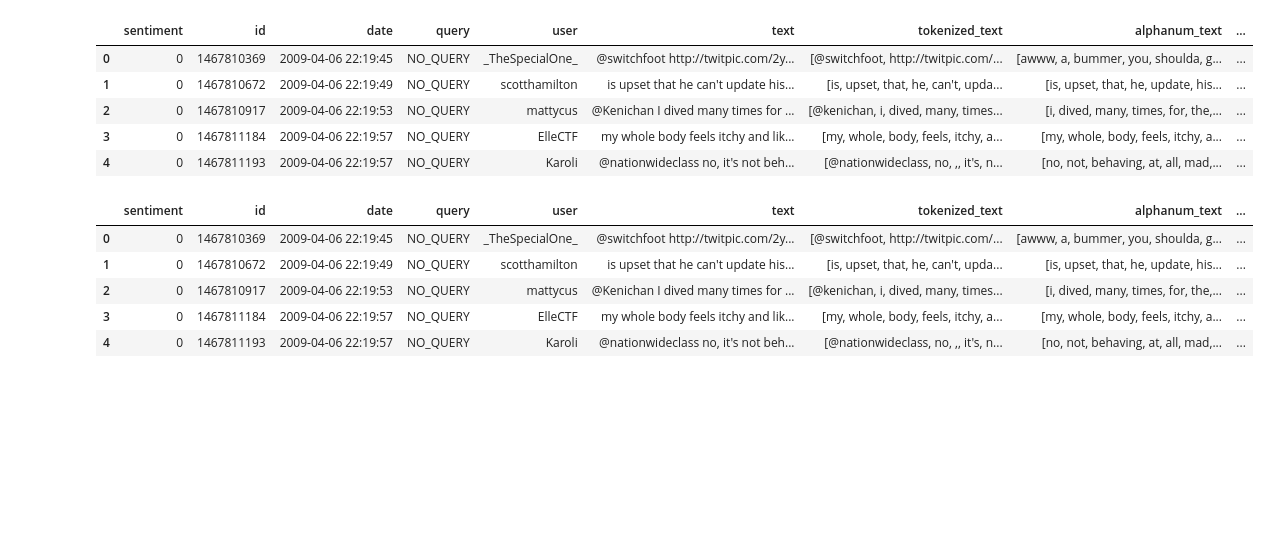
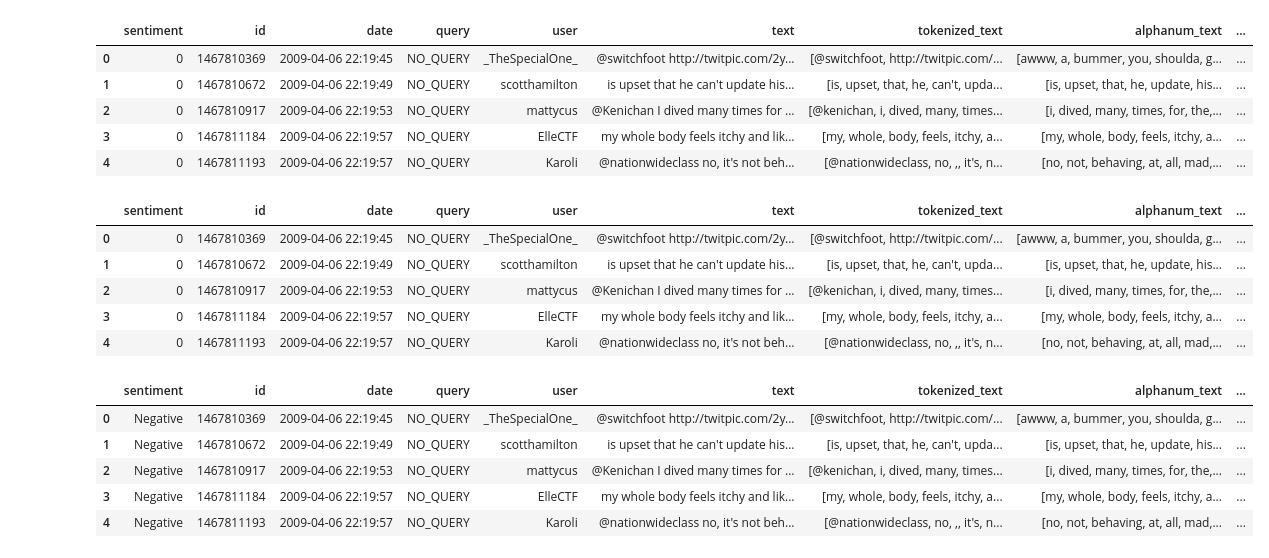
Before and after one commit to fishbrightwise/IS424-G2T4, a Jupyter notebook: notebooks/1.2) 1.6 Million Dataset Data Processing.ipynb, the cells around one changed output. Saved outputs shown, nothing was run; the diff lists cells and outputs as text; code cells hidden in the pictures; blank space fills up the shorter version.

```diff
--- a/notebooks/1.2) 1.6 Million Dataset Data Processing.ipynb
+++ b/notebooks/1.2) 1.6 Million Dataset Data Processing.ipynb
@@ -125,4 +125,14 @@ df.head()
 | 2 | 0 | 1467810917 | 2009-04-06 22:19:53 | NO_QUERY | mattycus | @Kenichan I dived many times for ... | [@kenichan, i, dived, many, times... | [i, dived, many, times, for, the,... | ... |
 | 3 | 0 | 1467811184 | 2009-04-06 22:19:57 | NO_QUERY | ElleCTF | my whole body feels itchy and lik... | [my, whole, body, feels, itchy, a... | [my, whole, body, feels, itchy, a... | ... |
 | 4 | 0 | 1467811193 | 2009-04-06 22:19:57 | NO_QUERY | Karoli | @nationwideclass no, it's not beh... | [@nationwideclass, no, ,, it's, n... | [no, not, behaving, at, all, mad,... | ... |
+# %%
+df['sentiment'] = df['sentiment'].progress_apply(lambda x: 'Negative' if x == 0 else 'Positive' if x == 4 else 'Neutral')
+df.head()
+# %% [output]
+|  | sentiment | id | date | query | user | text | tokenized_text | alphanum_text | ... |
+| 0 | Negative | 1467810369 | 2009-04-06 22:19:45 | NO_QUERY | _TheSpecialOne_ | @switchfoot http://twitpic.com/2y... | [@switchfoot, http://twitpic.com/... | [awww, a, bummer, you, shoulda, g... | ... |
+| 1 | Negative | 1467810672 | 2009-04-06 22:19:49 | NO_QUERY | scotthamilton | is upset that he can't update his... | [is, upset, that, he, can't, upda... | [is, upset, that, he, update, his... | ... |
+| 2 | Negative | 1467810917 | 2009-04-06 22:19:53 | NO_QUERY | mattycus | @Kenichan I dived many times for ... | [@kenichan, i, dived, many, times... | [i, dived, many, times, for, the,... | ... |
+| 3 | Negative | 1467811184 | 2009-04-06 22:19:57 | NO_QUERY | ElleCTF | my whole body feels itchy and lik... | [my, whole, body, feels, itchy, a... | [my, whole, body, feels, itchy, a... | ... |
+| 4 | Negative | 1467811193 | 2009-04-06 22:19:57 | NO_QUERY | Karoli | @nationwideclass no, it's not beh... | [@nationwideclass, no, ,, it's, n... | [no, not, behaving, at, all, mad,... | ... |
 # %%
```
Also changed, not shown: parts of 1 cell of this notebook, 1 other file.
